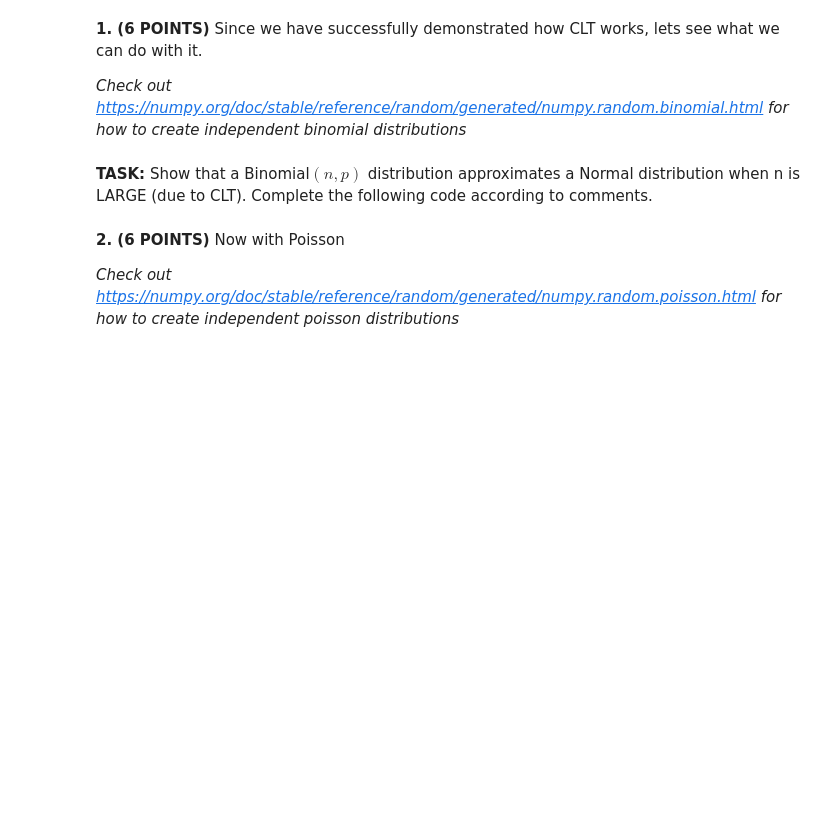
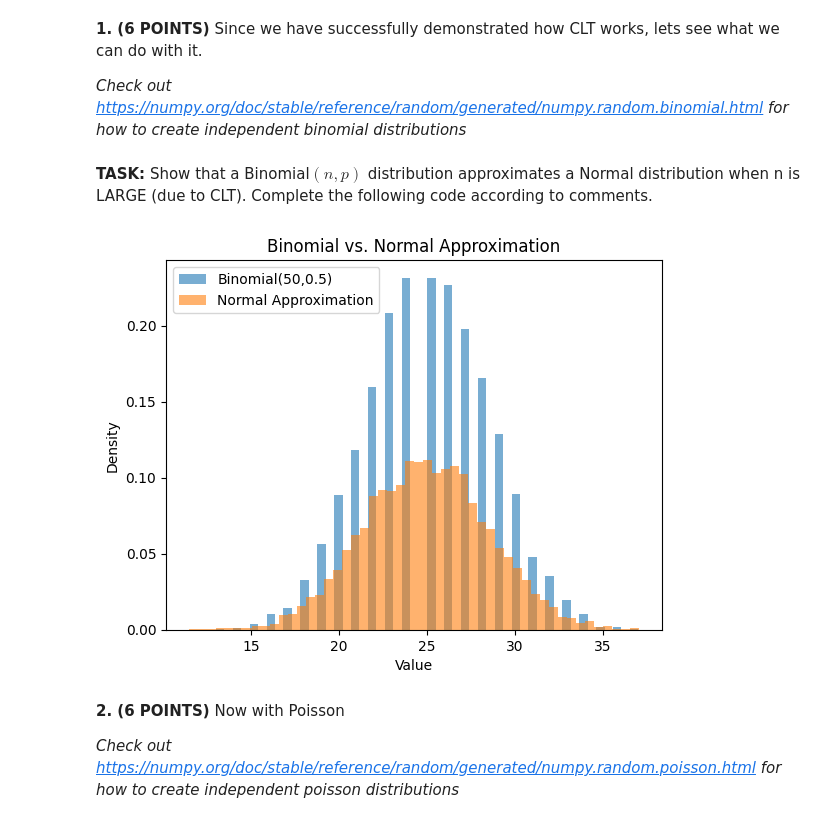
Before and after one commit to cooldeath49/CMSC320, a Jupyter notebook: hw2/HW2_Fall2025.ipynb, the cells around one changed output. Cells and saved outputs as stored; diff of their text form; code cells hidden in the pictures; blank space fills up the shorter version.

```diff
--- a/hw2/HW2_Fall2025.ipynb
+++ b/hw2/HW2_Fall2025.ipynb
@@ -192,19 +228,21 @@ Complete the following code according to comments.
 # %%
 import numpy as np
 import matplotlib.pyplot as plt
 
 size = 10000
 n, p = 50, 0.5  # Large n for normal approximation
-binomial_samples =
-normal_samples = np.random.normal(loc=n*p, scale=np.sqrt(n*p*(1-p)), size=size) # Don't worry about this line unless you are interested
+binomial_samples = np.random.default_rng().binomial(n,p, size=size)
+normal_samples = np.random.default_rng().normal(loc=n*p, scale=np.sqrt(n*p*(1-p)), size=size) # Don't worry about this line unless you are interested
 
 plt.hist(binomial_samples, bins=50, density=True, alpha=0.6, label="Binomial(50,0.5)")
 plt.hist(normal_samples, bins=50, density=True, alpha=0.6, label="Normal Approximation")
 plt.legend()
 plt.title("Binomial vs. Normal Approximation")
 plt.xlabel("Value")
 plt.ylabel("Density")
 plt.show()
+# %% [output]
+[figure, added]
 # %% [markdown]
 **2. (6 POINTS)** Now with Poisson
 
```
Also changed, not shown: parts of 67 cells of this notebook.
